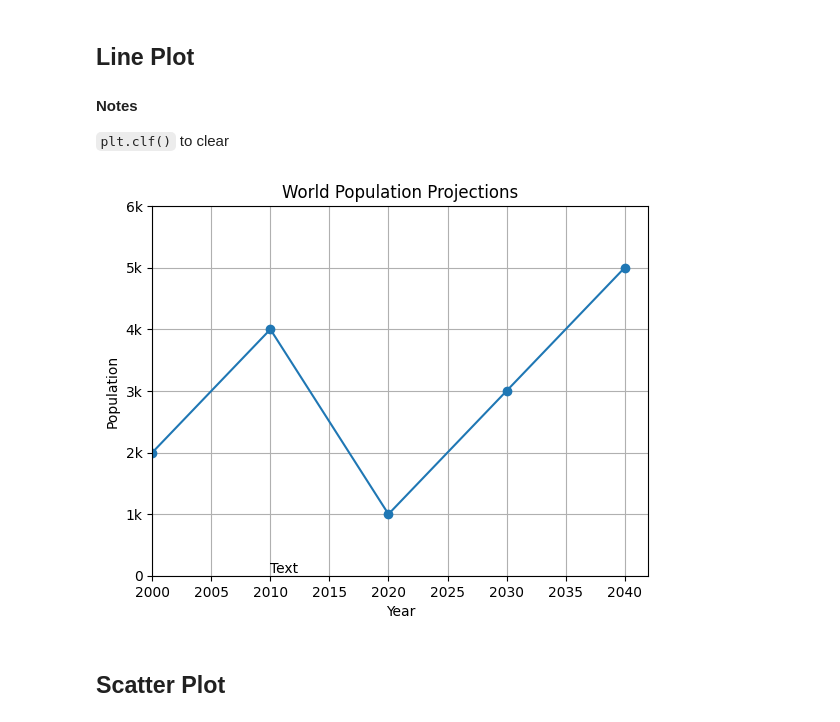
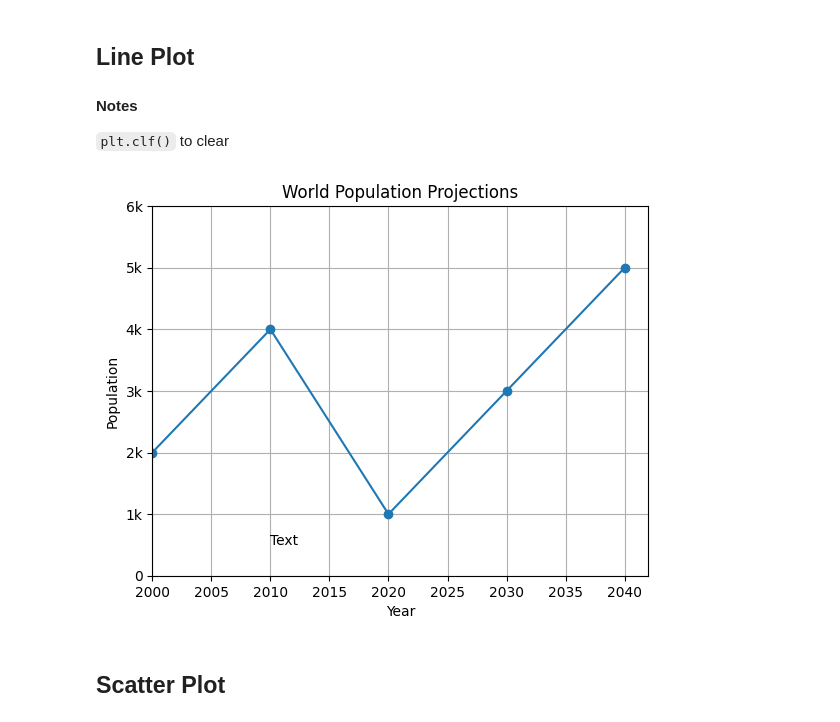
Before and after one commit to YoussefAboelwafa/Python_Golden-Notes, a Jupyter notebook: matplotlib.ipynb, the cells around one changed output. Saved outputs shown, nothing was run; the diff lists cells and outputs as text; code cells hidden in the pictures.

```diff
--- a/matplotlib.ipynb
+++ b/matplotlib.ipynb
@@ -7,31 +7,31 @@
 # %%
 import matplotlib.pyplot as plt
 import pandas as pd
 
 year = [2000, 2010, 2020, 2030, 2040]
 pop = [2000, 4000, 1000, 3000, 5000]
 
 # Make a line plot: year on the x-axis, pop on the y-axis
 plt.plot(year, pop, "-o")
 
 # Customization
 # ---------------------------------------------
 
 plt.xlabel("Year")
 plt.ylabel("Population")
 plt.title("World Population Projections")
 plt.yticks(
     [0, 1000, 2000, 3000, 4000, 5000, 6000], [0, "1k", "2k", "3k", "4k", "5k", "6k"]
 )
-plt.text(2010, 50, "Text")
+plt.text(2010, 500, "Text")
 plt.grid(True)
 plt.xlim(2000, None)
 # ---------------------------------------------
 
 # Display the plot with plt.show()
 plt.show()
 # %% [output]
-[figure, old version]
+[figure, new version]
 # %% [markdown]
 ## Scatter Plot
 # %% [markdown]
```
Also changed, not shown: 4 other files.
